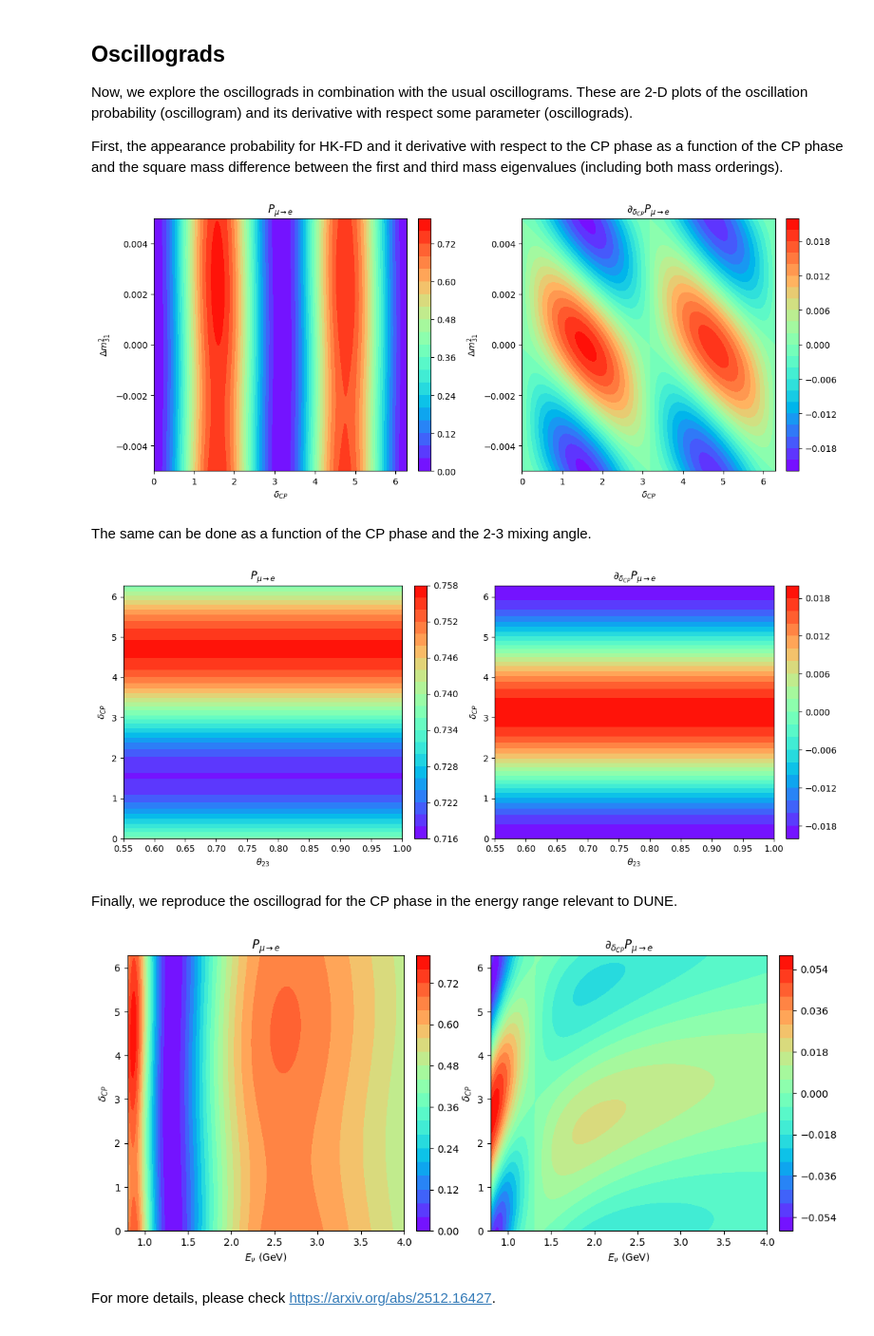
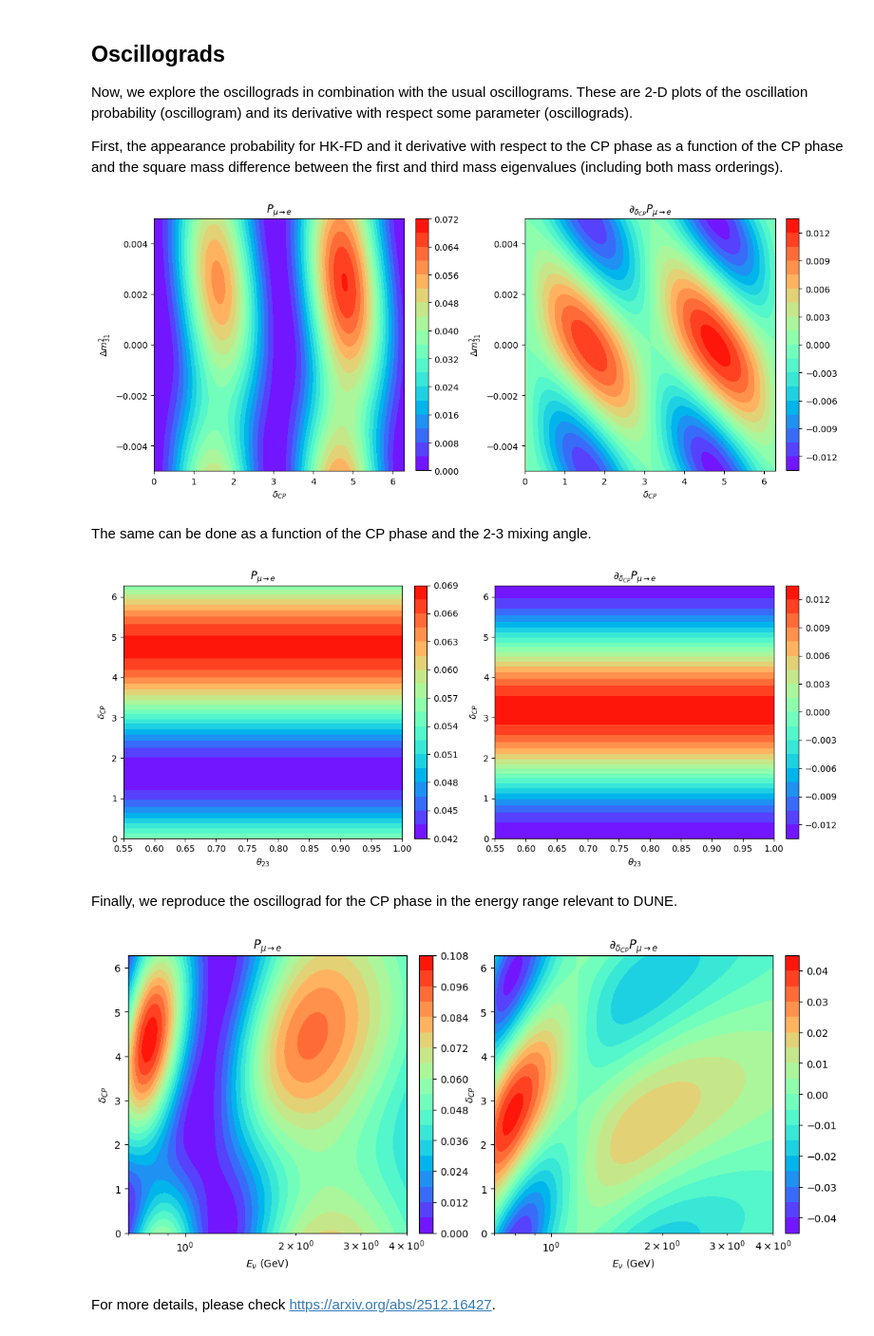
Before and after one commit to pabloferm/CHIC, a Jupyter notebook: examples/python/example.ipynb, the cells around one changed output. Shown at 95% size. Drawn from its saved outputs; the diff is of its cells as text; code cells hidden in the pictures.

```diff
--- a/examples/python/example.ipynb
+++ b/examples/python/example.ipynb
@@ -30,7 +30,7 @@ for i, E in enumerate(Enu):
     # Take advantage of CHIC caching by looping over baselines inside the energy loop
     for det, L in detectors.items():
         P = ch.compute_oscillations(E, L)
-        P_nu_mue[det][i] = P[1][0]
+        P_nu_mue[det][i] = P[0][1]
         P_nu_mumu[det][i] = P[1][1]
 del ch
 
@@ -60,7 +60,7 @@ for i, E in enumerate(Enu):
     # Take advantage of CHIC caching by looping over baselines inside the energy loop
     for det, L in detectors.items():
         P = ch.compute_oscillations(E, L)
-        P_nu_mue[det][i] = P[1][0]
+        P_nu_mue[det][i] = P[0][1]
         P_nu_mumu[det][i] = P[1][1]
 del ch
 
@@ -94,10 +94,10 @@ dP_mue = np.zeros_like(Enu_few)
 dch = pychic.CHICDIFF("antineutrino")
 for i, E in enumerate(Enu_few):
     P = dch.compute_oscillations(E, detectors["HK-FD"])
-    P_mue[i] = P[1][0]
+    P_mue[i] = P[0][1]
     P_mumu[i] = P[1][1]
     dP = dch.compute_oscillations_derivatives("E", E, detectors["HK-FD"])
-    dP_mue[i] = dP[1][0]
+    dP_mue[i] = dP[0][1]
     dP_mumu[i] = dP[1][1]
 del dch
 
@@ -138,15 +138,14 @@ for i, r in enumerate(dcp):
     dch.update_dcp(r)
     Px = dch.compute_oscillations(0.6, 295.)
     dPx = dch.compute_oscillations_derivatives("dcp", 0.6, 295.)
-    P[i] = Px[0, 1]
-    dP[i] = dPx[0, 1]
+    P[i] = Px[0][1]
+    dP[i] = dPx[0][1]
 del dch
 
 # Select a subset of points to interpolate
-subset_indices = np.linspace(0, len(dcp)-1, 6, dtype=int)
-dcp_subset = dcp[subset_indices]
-P_subset = P[subset_indices]
-dP_subset = dP[subset_indices]
+dcp_subset = dcp[0::20]
+P_subset = P[0::20]
+dP_subset = dP[0::20]
 
 interp = CubicHermiteSpline(dcp_subset, P_subset, dP_subset)
 P_interp = interp(dcp)
@@ -209,7 +208,7 @@ cbar1 = fig.colorbar(cs1, ax=axes[1], fraction=0.046, pad=0.04)
 plt.tight_layout()
 plt.show()
 # %% [output]
-[figure, old version]
+[figure, new version]
 # %% [markdown]
 The same can be done as a function of the CP phase and the 2-3 mixing angle.
 # %%
@@ -251,41 +250,43 @@ cbar1 = fig.colorbar(cs1, ax=axes[1], fraction=0.046, pad=0.04)
 plt.tight_layout()
 plt.show()
 # %% [output]
-[figure, old version]
+[figure, new version]
 # %% [markdown]
 Finally, we reproduce the oscillograd for the CP phase in the energy range relevant to DUNE.
 # %%
-DUNE_energy = np.linspace(0.8, 4., 200)
+DUNE_energy = np.linspace(0.7, 4., 200)
 DUNE_L = 1300. # km
 
 for i, th in enumerate(dcp): # y
     dch.update_dcp(th)                 # update theta23
     for j, E_DUNE in enumerate(DUNE_energy): # x
         Px = dch.compute_oscillations(E_DUNE, DUNE_L)
         dPx = dch.compute_oscillations_derivatives("dcp", E_DUNE, DUNE_L)
         P[i, j] = Px[0, 1]
         dP[i, j] = dPx[0, 1]
 
 fig, axes = plt.subplots(1, 2, figsize=(12, 5))
 
 ED, CP = np.meshgrid(DUNE_energy, dcp)
 
 # P panel
 cs0 = axes[0].contourf(ED, CP, P, levels=levels, cmap='rainbow', extend='neither')
 axes[0].set_xlabel(r'$E_\nu$ (GeV)')
 axes[0].set_ylabel(r'$\delta_{CP}$')
 axes[0].set_title(r'$P_{\mu\rightarrow e}$')
+axes[0].semilogx()
 cbar0 = fig.colorbar(cs0, ax=axes[0], fraction=0.046, pad=0.04)
 
 # dP panel
 cs1 = axes[1].contourf(ED, CP, dP, levels=levels, cmap='rainbow', extend='neither')
 axes[1].set_xlabel(r'$E_\nu$ (GeV)')
 axes[1].set_ylabel(r'$\delta_{CP}$')
 axes[1].set_title(r'$\partial_{\delta_{CP}}P_{\mu\rightarrow e}$')
+axes[1].semilogx()
 cbar1 = fig.colorbar(cs1, ax=axes[1], fraction=0.046, pad=0.04)
 
 plt.show()
 # %% [output]
-[figure, old version]
+[figure, new version]
 # %% [markdown]
 For more details, please check https://arxiv.org/abs/2512.16427.
```
Also changed, not shown: parts of 4 cells of this notebook, 6 other files.
